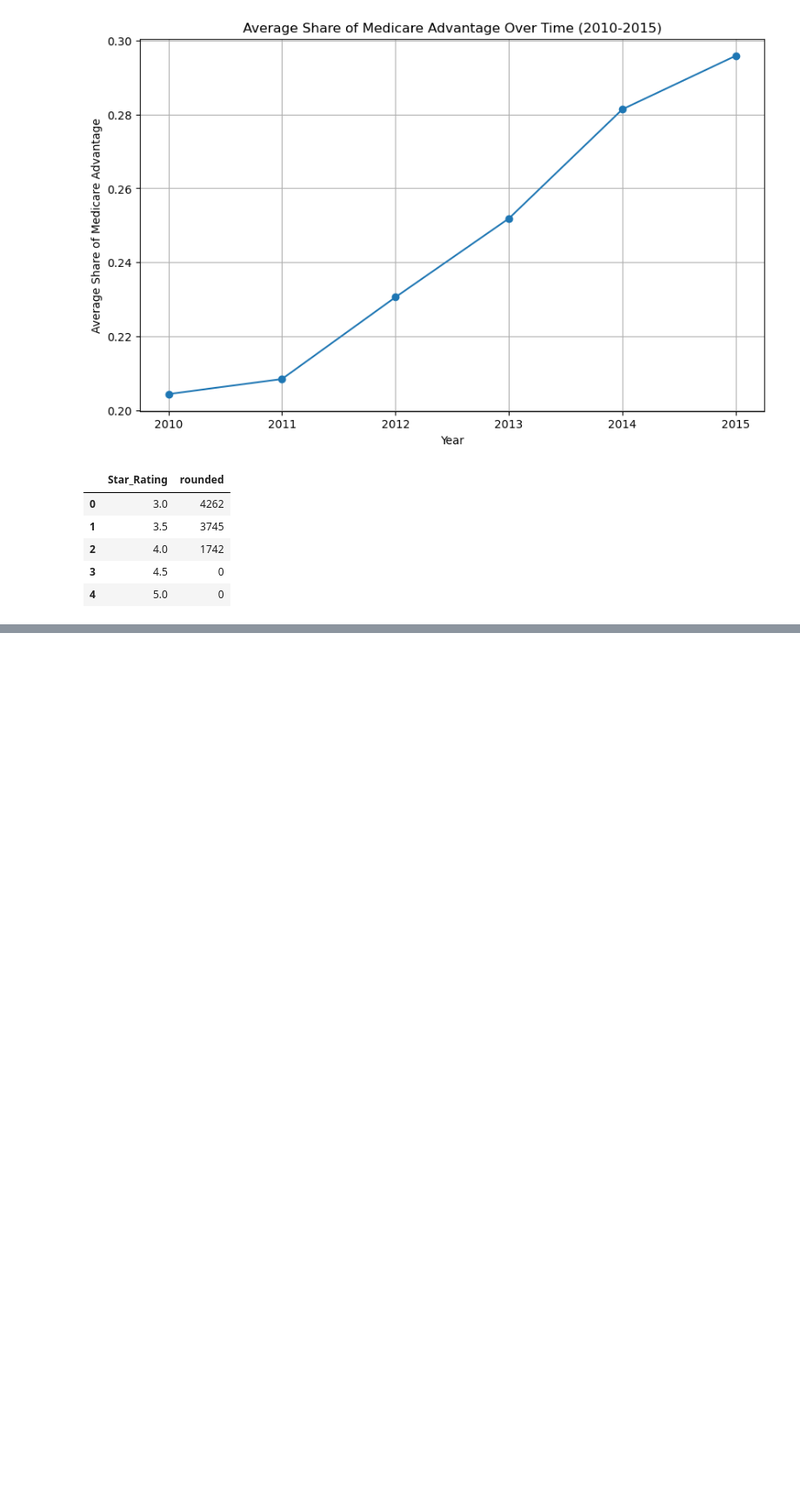
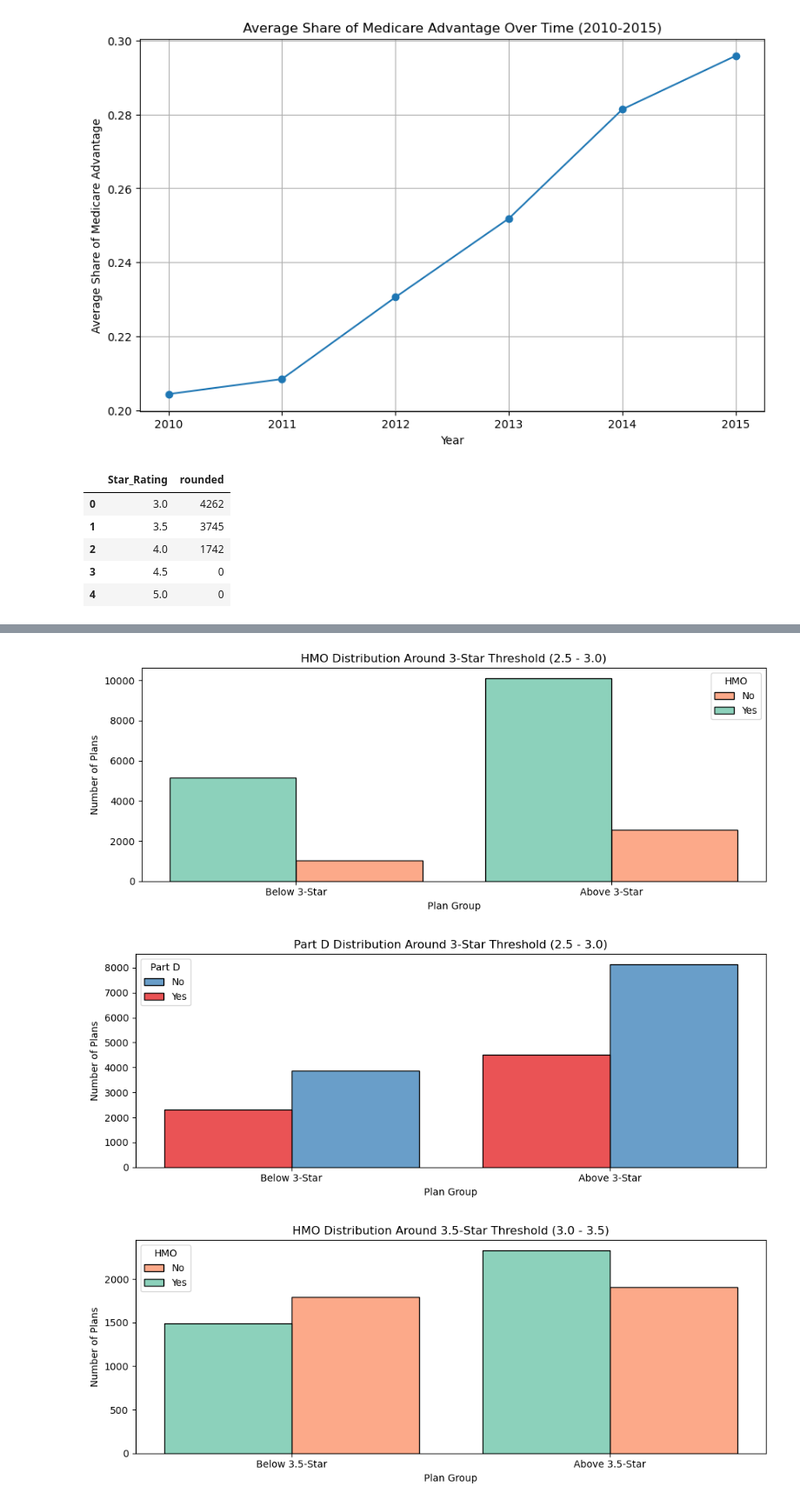
Before and after one commit to rscholt/HW4, a Jupyter notebook: submission 3/analysis/HW4_sub3.ipynb, the cells around one changed output, grey strips where cells are left out. Shown: that part at 87% size. Saved outputs shown, nothing was run; the diff lists cells and outputs as text; code cells hidden in the pictures; blank space fills up the shorter version.

```diff
--- a/submission 3/analysis/HW4_sub3.ipynb
+++ b/submission 3/analysis/HW4_sub3.ipynb
@@ -439 +439,62 @@ plt.show()
 [figure]
+# %%
+#9
+import matplotlib.pyplot as plt
+import seaborn as sns
+
+
+# Prep binary flags
+df_2010["is_hmo"] = df_2010["plan_type"].str.contains("HMO/HMOPOS", na=False).astype(int)
+df_2010["has_partd"] = (df_2010["partd"] == "Yes").astype(int)
+
+# Create threshold bands
+band_3 = df_2010[df_2010["raw_rating"].between(2.5, 3.0)].copy()
+band_3["group"] = np.where(band_3["raw_rating"] >= 2.75, "Above 3-Star", "Below 3-Star")
+band_3["group"] = pd.Categorical(band_3["group"], categories=["Below 3-Star", "Above 3-Star"], ordered=True)
+
+band_35 = df_2010[df_2010["raw_rating"].between(3.0, 3.5)].copy()
+band_35["group"] = np.where(band_35["raw_rating"] >= 3.25, "Above 3.5-Star", "Below 3.5-Star")
+
+# Plot HMO distribution near 3-star threshold
+plt.figure(figsize=(10, 4))
+sns.histplot(data=band_3, x="group", hue="is_hmo", multiple="dodge", shrink=0.8, palette="Set2")
+plt.title("HMO Distribution Around 3-Star Threshold (2.5 - 3.0)")
+plt.xlabel("Plan Group")
+plt.ylabel("Number of Plans")
+plt.legend(title="HMO", labels=["No", "Yes"])
+plt.tight_layout()
+plt.show()
+
+# Plot Part D distribution near 3-star threshold
+plt.figure(figsize=(10, 4))
+sns.histplot(data=band_3, x="group", hue="has_partd", multiple="dodge", shrink=0.8, palette="Set1")
+plt.title("Part D Distribution Around 3-Star Threshold (2.5 - 3.0)")
+plt.xlabel("Plan Group")
+plt.ylabel("Number of Plans")
+plt.legend(title="Part D", labels=["No", "Yes"])
+plt.tight_layout()
+plt.show()
+
+# Plot HMO distribution near 3.5-star threshold
+plt.figure(figsize=(10, 4))
+sns.histplot(data=band_35, x="group", hue="is_hmo", multiple="dodge", shrink=0.8, palette="Set2")
+plt.title("HMO Distribution Around 3.5-Star Threshold (3.0 - 3.5)")
+plt.xlabel("Plan Group")
+plt.ylabel("Number of Plans")
+plt.legend(title="HMO", labels=["No", "Yes"])
+plt.tight_layout()
+plt.show()
+
+# Plot Part D distribution near 3.5-star threshold
+plt.figure(figsize=(10, 4))
+sns.histplot(data=band_35, x="group", hue="has_partd", multiple="dodge", shrink=0.8, palette="Set1")
+plt.title("Part D Distribution Around 3.5-Star Threshold (3.0 - 3.5)")
+plt.xlabel("Plan Group")
+plt.ylabel("Number of Plans")
+plt.legend(title="Part D", labels=["No", "Yes"])
+plt.tight_layout()
+plt.show()
+# %% [output]
+[figure, added]
+[figure, added]
+[figure, added]
```
Also changed, not shown: parts of 5 cells of this notebook, 4 other files.
